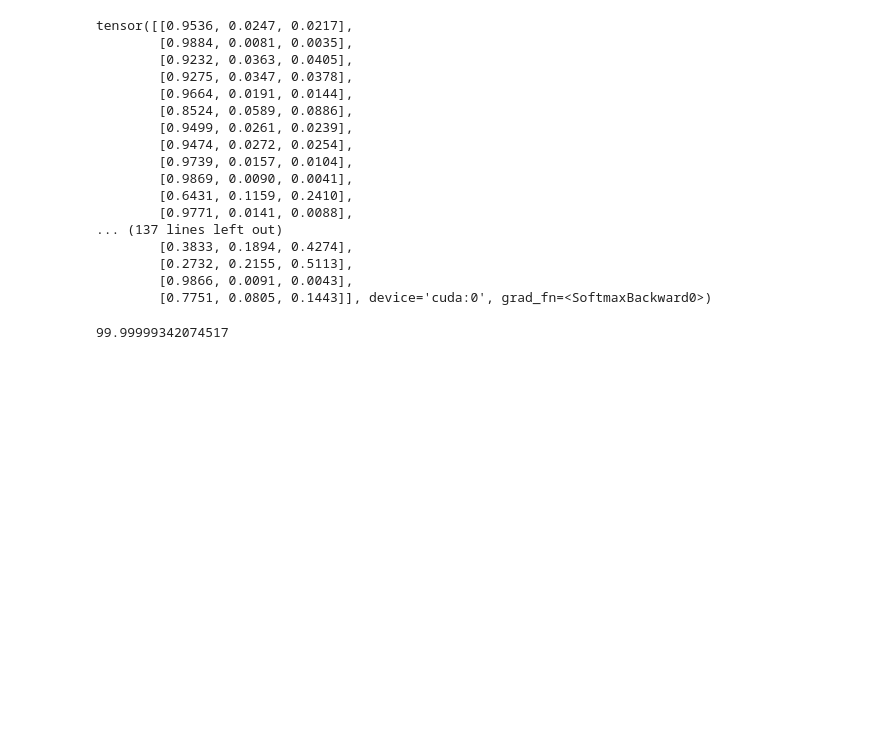
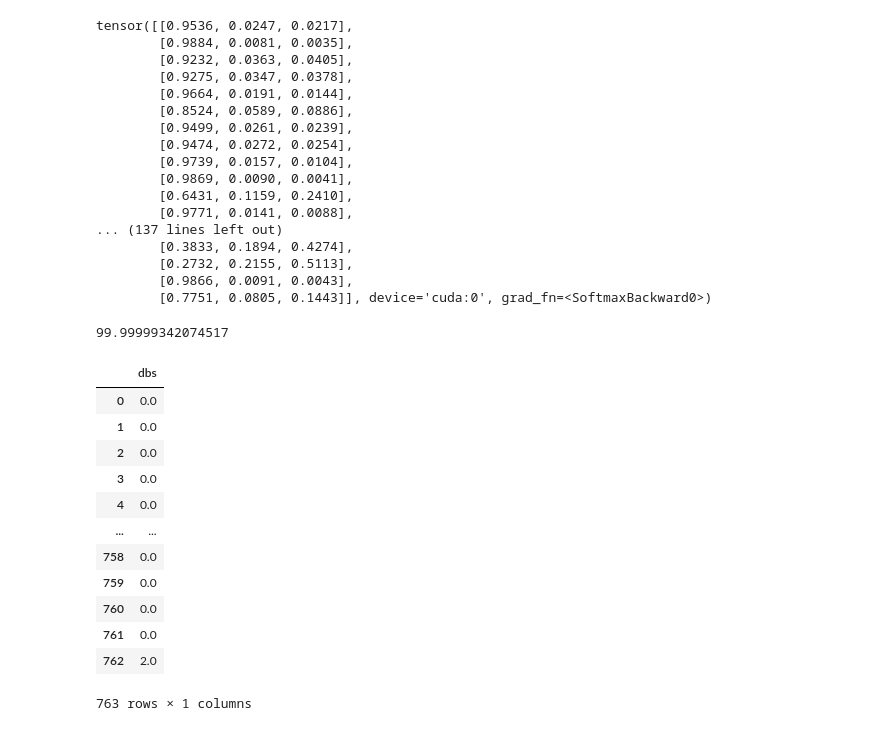
Before and after one commit to thomasjunwon/Monash-Univ-Medical-AI-Competition-Project---Personalized-diabetes-solution, a Jupyter notebook: model/Dbs_scoring_DNN.ipynb, the cells around one changed output. Saved outputs shown, nothing was run; the diff lists cells and outputs as text; code cells hidden in the pictures; blank space fills up the shorter version.

```diff
--- a/model/Dbs_scoring_DNN.ipynb
+++ b/model/Dbs_scoring_DNN.ipynb
@@ -445,0 +463,16 @@ scoring(patient_dict)
+# %%
+y
+# %% [output]
+|  | dbs |
+| 0 | 0.0 |
+| 1 | 0.0 |
+| 2 | 0.0 |
+| 3 | 0.0 |
+| 4 | 0.0 |
+| ... | ... |
+| 758 | 0.0 |
+| 759 | 0.0 |
+| 760 | 0.0 |
+| 761 | 0.0 |
+| 762 | 2.0 |
+763 rows × 1 columns
```
Also changed, not shown: parts of 3 cells of this notebook, 11 other files.
